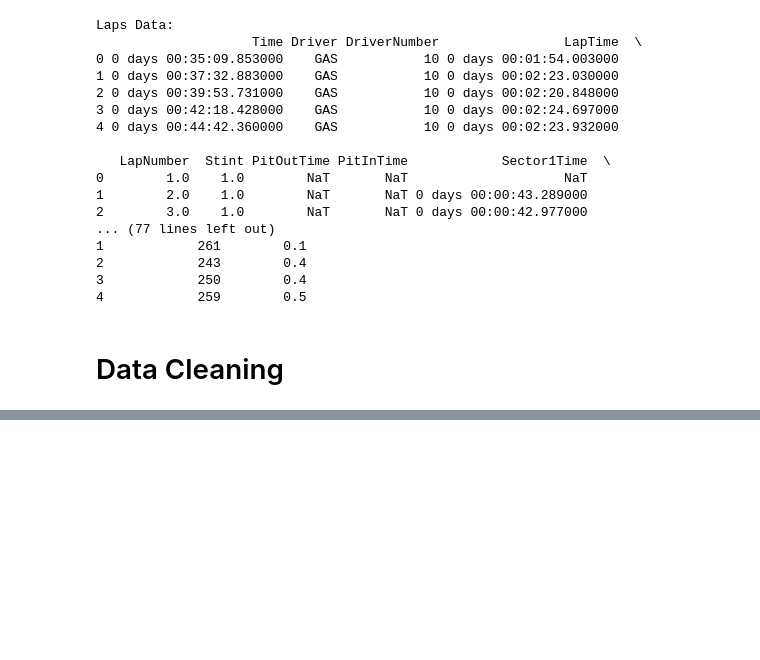
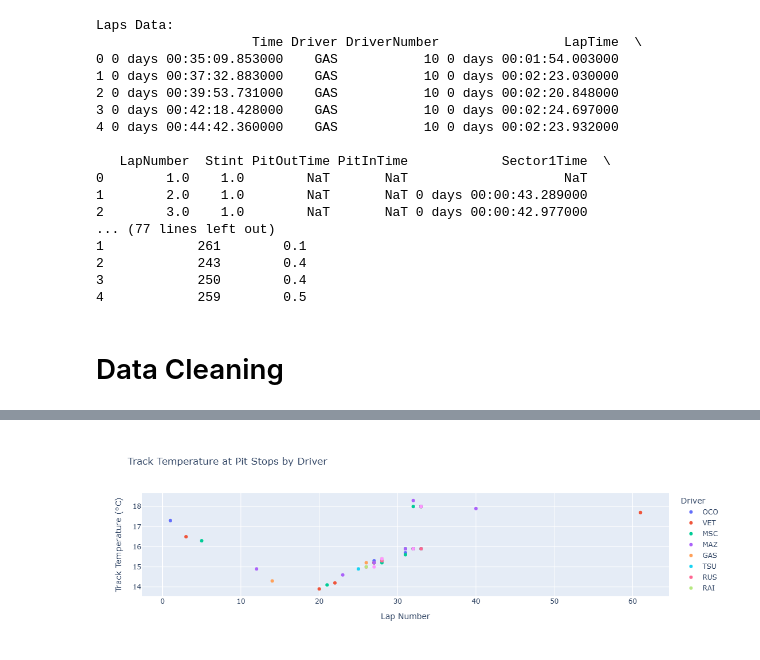
Before and after one commit to Laurennc33/f1_weather, a Jupyter notebook: code/phase_II.ipynb, the cells around one changed output, grey strips where cells are left out. Saved outputs shown, nothing was run; the diff lists cells and outputs as text; code cells hidden in the pictures; blank space fills up the shorter version.

```diff
--- a/code/phase_II.ipynb
+++ b/code/phase_II.ipynb
@@ -143,4 +171,11 @@ laps = laps[laps['Deleted'] == False]
 # %%
-# adhusted labels
-track_status_mapping = {0: 'Green', 1: 'Yellow Flag', 2: 'Red Flag', 3: 'Safety Car', 4: 'Virtual Safety Car'}
-laps.loc[:, 'TrackStatus'] = laps['TrackStatus'].map(track_status_mapping)
+# Adjust Track Status Labels
+track_status_mapping = {
+    0: 'Green',
+    1: 'Yellow Flag',
+    2: 'Red Flag',
+    3: 'Safety Car',
+    4: 'Virtual Safety Car'
+}
+if 'TrackStatus' in laps.columns:
+    laps['TrackStatus'] = laps['TrackStatus'].map(track_status_mapping)
@@ -198,3 +234,0 @@ weather['RainPeriod'] = (weather['Rainfall'] != weather['Rainfall'].shift()).cum
-# %%
-# forward fill for missing vals
-weather[['AirTemp', 'TrackTemp', 'Pressure']] = weather[['AirTemp', 'TrackTemp', 'Pressure']].ffill()
@@ -225,0 +291,33 @@ Cleaned Laps Data:
+# %%
+# Identify pit stops
+laps['Pitted'] = laps['PitInTime'].notna()
+
+# Filter to get only the laps where a pit stop occurred
+pit_stops = laps[laps['Pitted']][['Driver', 'LapNumber', 'Time']]
+
+# Merge laps data with weather data to include Track Temperature
+merged_data = pd.merge_asof(
+    pit_stops.sort_values('Time'),
+    weather.sort_values('Time'),
+    left_on='Time',
+    right_on='Time',  # Align based on time
+)
+
+# Include Track Temperature in the DataFrame
+merged_data = merged_data[['Driver', 'LapNumber', 'TrackTemp']]
+
+# Create the Plot
+fig = px.scatter(
+    merged_data,
+    x='LapNumber',
+    y='TrackTemp',
+    color='Driver',
+    title='Track Temperature at Pit Stops by Driver',
+    labels={'LapNumber': 'Lap Number', 'TrackTemp': 'Track Temperature (°C)'},
+    hover_data=['Driver']
+)
+
+# Show the plot
+fig.show()
+# %% [output]
+[figure, added]
```
Also changed, not shown: parts of 19 cells of this notebook, 1 other file.
